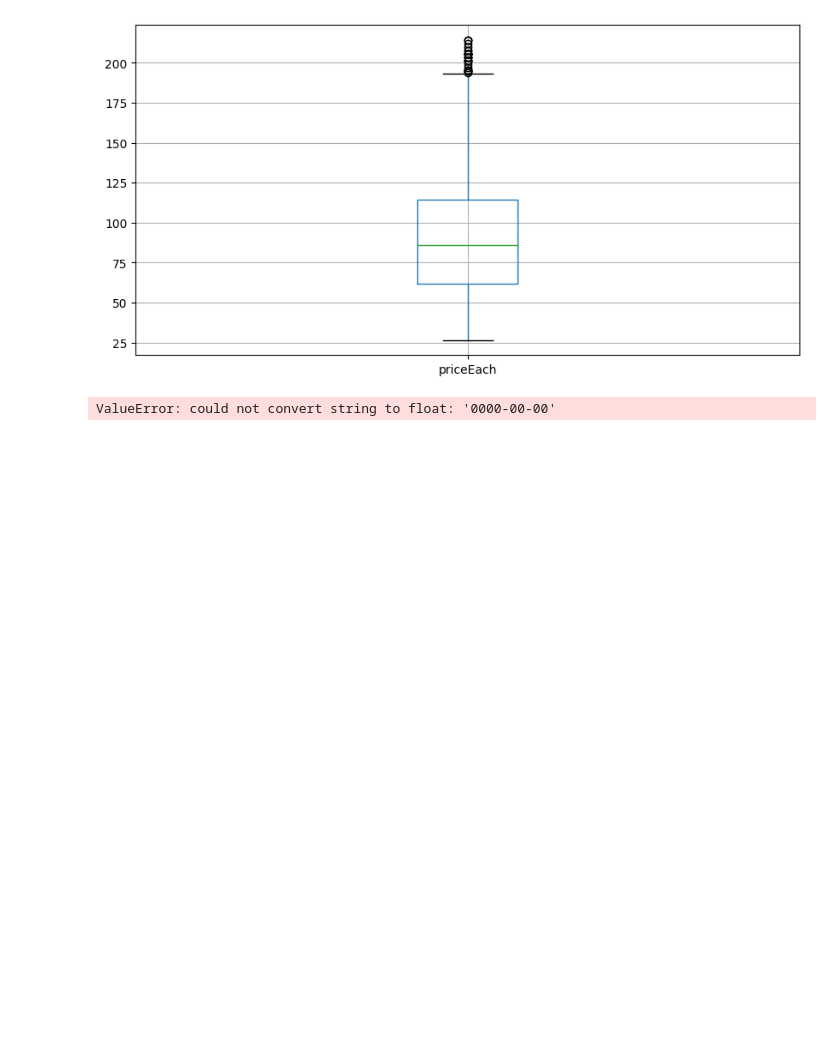
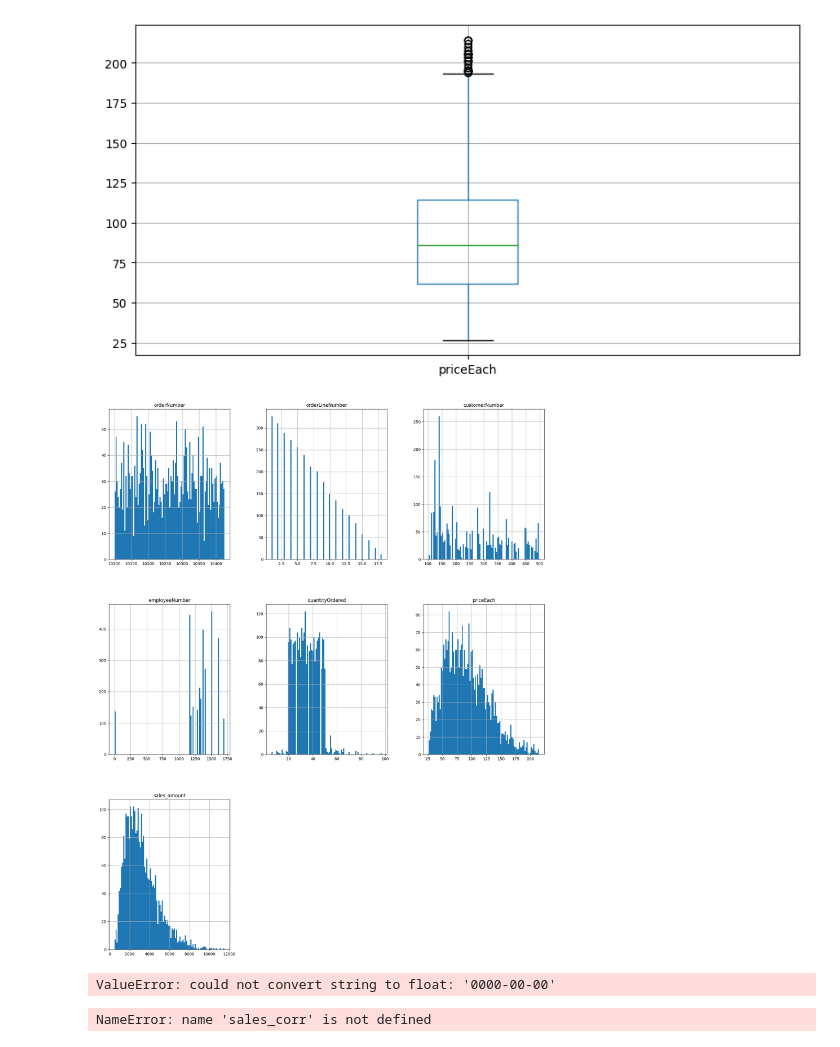
Before and after one commit to Patri-data12/pythonformacion, a Jupyter notebook: visualizacion/ejercicio_visualizacion.ipynb, the cells around one changed output. Saved outputs shown, nothing was run; the diff lists cells and outputs as text; code cells hidden in the pictures; blank space fills up the shorter version.

```diff
--- a/visualizacion/ejercicio_visualizacion.ipynb
+++ b/visualizacion/ejercicio_visualizacion.ipynb
@@ -133,4 +142,11 @@ sales[['priceEach']].boxplot(return_type = 'axes', figsize =(10,5))
 # %% [output]
 <AxesSubplot: >
 [figure]
+# %%
+
+sales[sales['quantityOrdered'] >= 0].hist(bins=100, figsize=(20,25))
+# plt.rcParams["figure.figsize"] = [20, 25]
+plt.show()
+# %% [output]
+[figure, added]
 # %%
@@ -140,3 +155,16 @@ sales_corr = sales.corr('pearson')
 sales_corr.style.background_gradient(cmap='Blues')
 # %% [output]
 ValueError: could not convert string to float: '0000-00-00'
+# %%
+
+fig, ax = plt.subplots(figsize=(14, 10))
+shw = ax.imshow(sales_corr, cmap='jet', aspect='auto')
+bar = plt.colorbar(shw)
+
+# https://matplotlib.org/stable/users/explain/colors/colormaps.html
+ax.set_yticks(np.arange(0, len(sales_corr.index), 1), sales_corr.index)
+ax.set_xticks(np.arange(0, len(sales_corr.columns), 1), sales_corr.columns)
+
+plt.show()
+# %% [output]
+NameError: name 'sales_corr' is not defined
```
Also changed, not shown: parts of 4 cells of this notebook, 1 other file.
